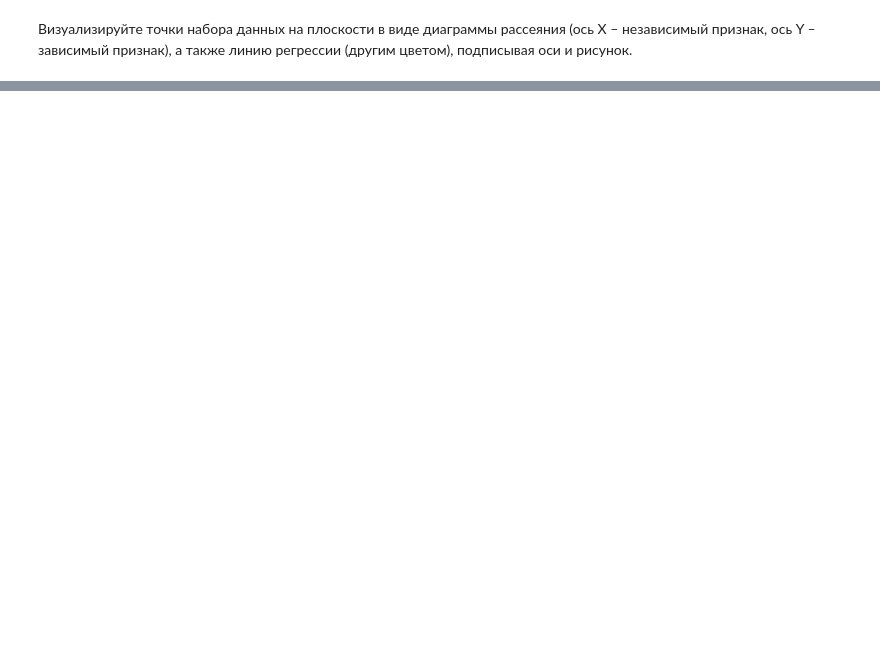
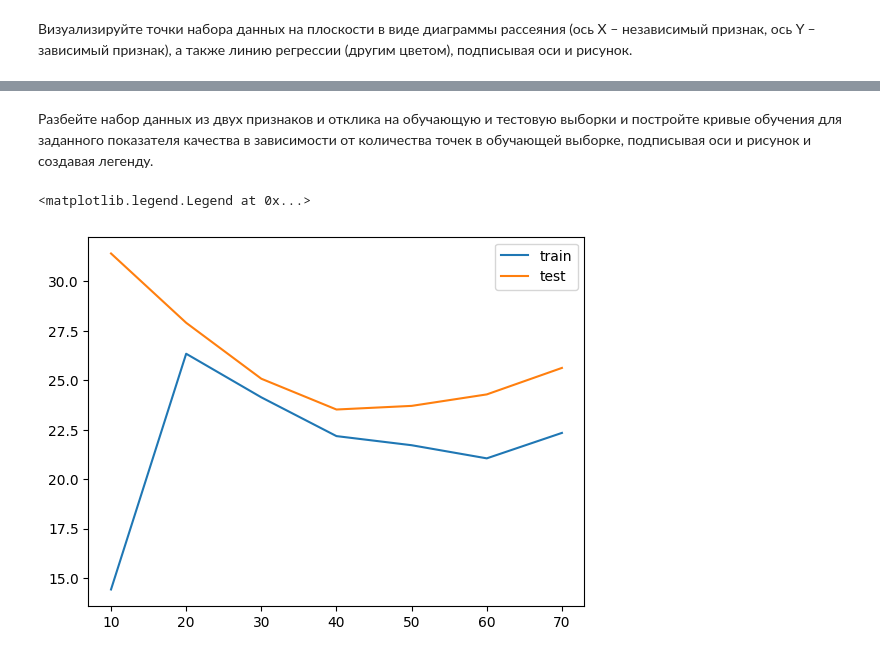
Before and after one commit to kjxeez/machine-learning, a Jupyter notebook: Poly_regression.ipynb, the cells around one changed output, grey strips where cells are left out. Cells and saved outputs as stored; diff of their text form; code cells hidden in the pictures; blank space fills up the shorter version.

```diff
--- a/Poly_regression.ipynb
+++ b/Poly_regression.ipynb
@@ -306,0 +335,4 @@ IndexError: ignored
+# %%
+X = df[['features/FFMC', 'features/DC']]
+y = df['features/DMC']
+X_train,X_test,y_train,y_test=train_test_split(X,y, test_size=0.3, random_state=42)
@@ -306,0 +343,4 @@ IndexError: ignored
+# %%
+# Создание и адаптация нормализующего слоя
+normalizer = tf.keras.layers.experimental.preprocessing.Normalization()
+normalizer.adapt(X_train)
@@ -306,0 +349,27 @@ IndexError: ignored
+# %%
+# кол-во скрытых слоев – 4, кол-во нейронов в скрытом слое – 64, функция активации – relu.
+# Создание нейронной сети
+model = tf.keras.models.Sequential([
+    normalizer,
+    tf.keras.layers.Dense(64, activation='relu'),
+    tf.keras.layers.Dense(64, activation='relu'),
+    tf.keras.layers.Dense(64, activation='relu'),
+    tf.keras.layers.Dense(64, activation='relu'),
+    tf.keras.layers.Dense(1)
+])
+
+# Компиляция модели
+model.compile(loss='mse', optimizer='adam')
+
+# Обучение модели
+
+train_score = []
+test_score = []
+history=[]
+for i in range(11, 3428, 500):
+    history.append(model.fit(X_train, y_train, epochs=100, validation_data=(X_test,y_test)))
+    y_train_predict = model.predict(X_train[:i])
+    train_score.append(mean_absolute_error(y_train[:i], y_train_predict))
+    y_test_predict = model.predict(X_test)
+    test_score.append(mean_absolute_error(y_test, y_test_predict))
+    print('-->', i, ' done')
@@ -306,0 +430,11 @@ IndexError: ignored
+# %% [markdown]
+Разбейте набор данных из двух признаков и отклика на обучающую и тестовую выборки и постройте кривые обучения для заданного показателя качества в зависимости от количества точек в обучающей выборке, подписывая оси и рисунок и создавая легенду.
+# %%
+plt.plot([i for i in range(10, 71, 10)],
+         train_score, label="train")
+plt.plot([i for i in range(10, 71, 10)],
+         test_score, label="test")
+plt.legend()
+# %% [output]
+<matplotlib.legend.Legend at 0x...>
+[figure, added]
```
Also changed, not shown: parts of 18 cells of this notebook.
